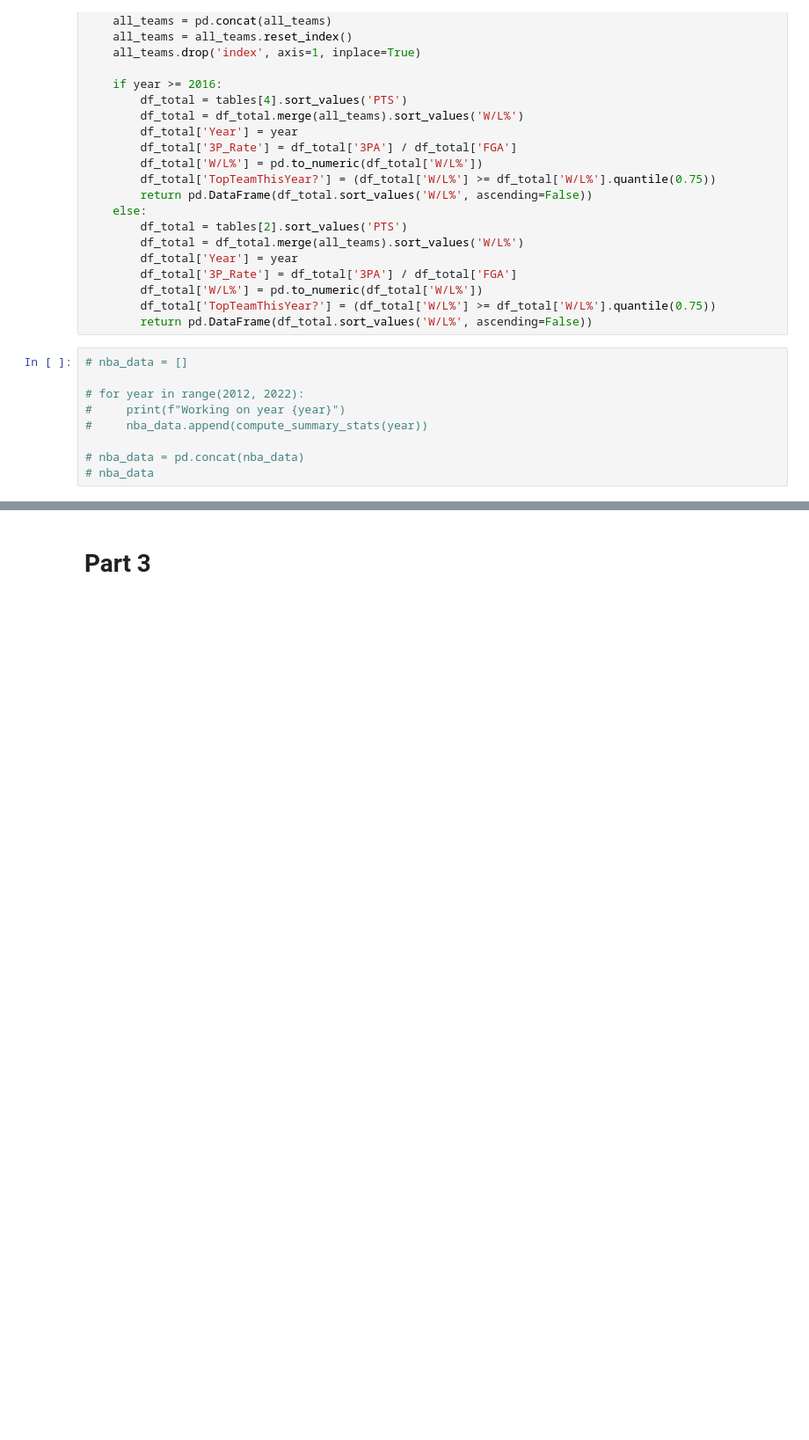
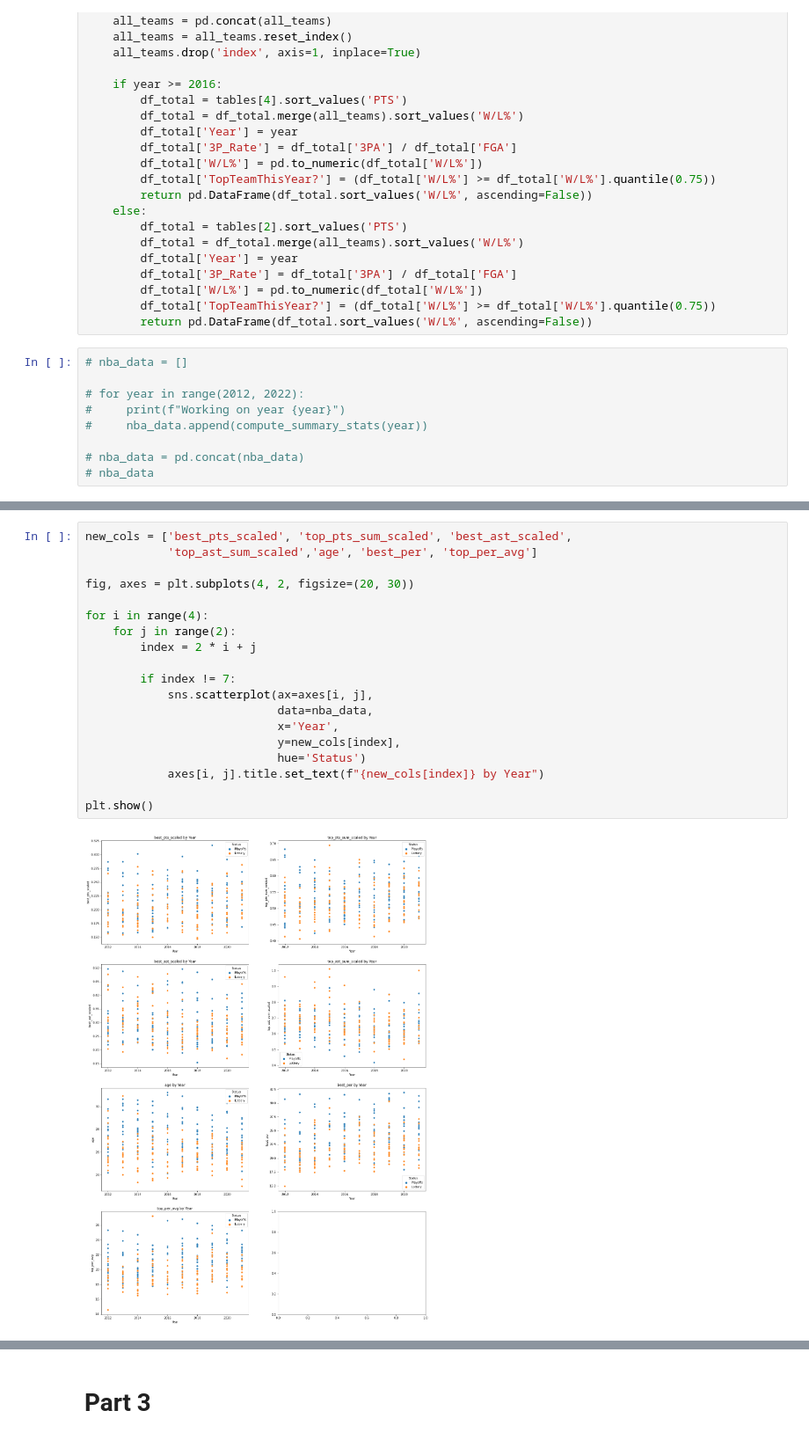
Before and after one commit to cs2027/stat-303-1-project, a Jupyter notebook: final-project.ipynb, the cells around one changed output, grey strips where cells are left out. Shown at 88% size. Drawn from its saved outputs; the diff is of its cells as text; blank space fills up the shorter version.

```diff
--- a/final-project.ipynb
+++ b/final-project.ipynb
@@ -221,0 +234,21 @@ plt.show()
+# %%
+new_cols = ['best_pts_scaled', 'top_pts_sum_scaled', 'best_ast_scaled',
+            'top_ast_sum_scaled','age', 'best_per', 'top_per_avg']
+
+fig, axes = plt.subplots(4, 2, figsize=(20, 30))
+
+for i in range(4):
+    for j in range(2):
+        index = 2 * i + j
+
+        if index != 7:
+            sns.scatterplot(ax=axes[i, j],
+                            data=nba_data,
+                            x='Year',
+                            y=new_cols[index],
+                            hue='Status')
+            axes[i, j].title.set_text(f"{new_cols[index]} by Year")
+
+plt.show()
+# %% [output]
+[figure, added]
```
Also changed, not shown: parts of 39 cells of this notebook, 1 other file.
